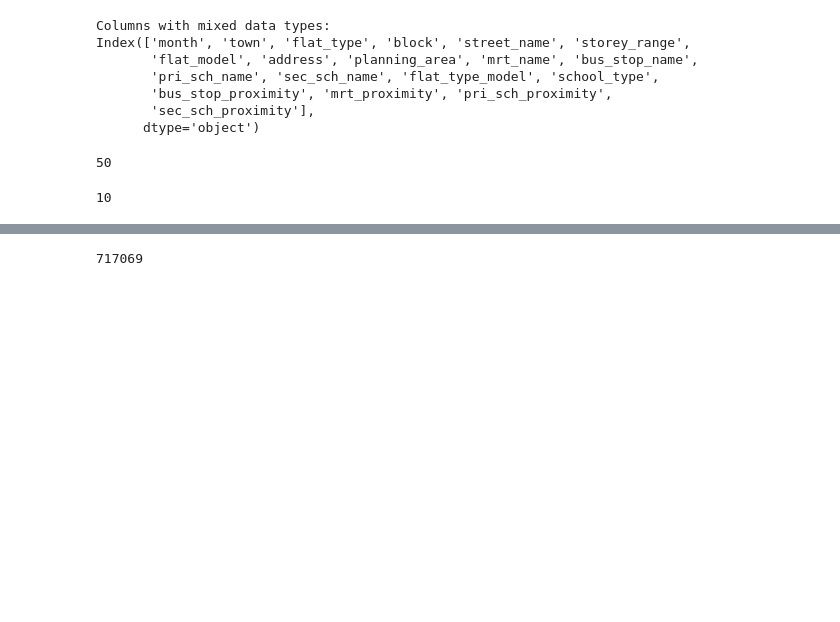
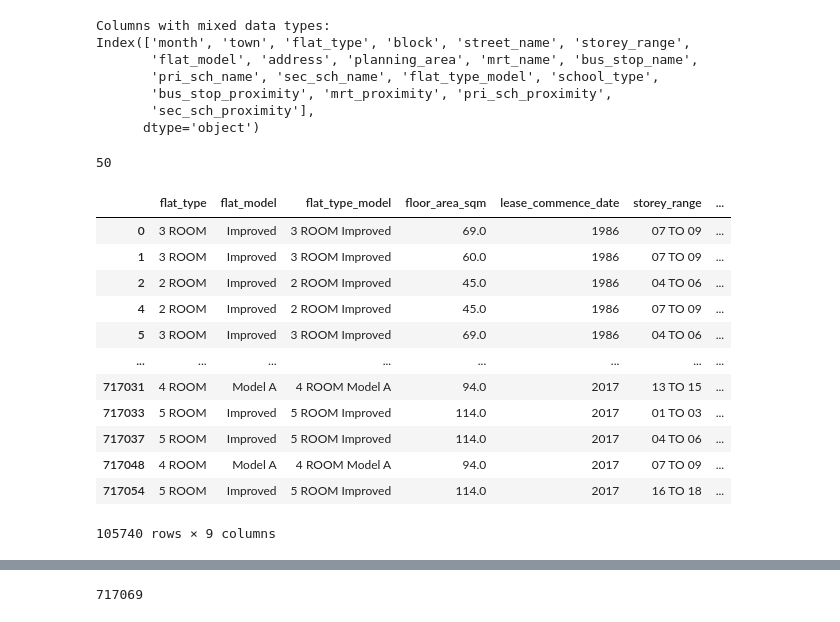
Before and after one commit to Yang990121/Data-Engine, a Jupyter notebook: connection.ipynb, the cells around one changed output, grey strips where cells are left out. Saved outputs shown, nothing was run; the diff lists cells and outputs as text; code cells hidden in the pictures; blank space fills up the shorter version.

Commit message:
data restructuring

```diff
--- a/connection.ipynb
+++ b/connection.ipynb
@@ -56,21 +56,48 @@ Index(['month', 'town', 'flat_type', 'block', 'street_name', 'storey_range',
 len(df.columns)
 # %% [output]
 50
-# %%
-len(property.columns)
-# %% [output]
-10
 # %%
-property_id = ['index', 'postal', 'flat_type', 'flat_model', 'flat_type_model',
+property_id = ['flat_type', 'flat_model', 'flat_type_model',
                   'floor_area_sqm', 'lease_commence_date', 'storey_range',
                   'avg_storey_range', 'total_dwelling_units']
-address_id = ['postal', 'address', 'town', 'block', 'street_name',
+address_id = ['postal','address', 'town', 'block', 'street_name',
                           'planning_area', 'latitude', 'longitude']
-surroundings_id = ['postal', 'commercial', 'market_hawker', 'multistorey_carpark', 'precinct_pavilion',
-                               'total_dwelling_units', 'mall_nearest_distance', 'hawker_nearest_distance',
-                               'hawker_food_stalls', 'hawker_market_stalls', 'mrt_nearest_distance', 'mrt_name',
-                               'bus_interchange', 'mrt_interchange', 'bus_stop_nearest_distance', 'bus_stop_name',
+surroundings_id = ['commercial', 'market_hawker', 'multistorey_carpark', 'precinct_pavilion',
+                 'mall_nearest_distance', 'hawker_nearest_distance',
+                               'hawker_food_stalls', 'hawker_market_stalls', 'mrt_nearest_distance', 'mrt_name', 'bus_interchange', 'mrt_interchange', 'bus_stop_nearest_distance', 'bus_stop_name',
                                'pri_sch_nearest_distance', 'pri_sch_name', 'vacancy', 'pri_sch_affiliation',
                                'sec_sch_nearest_dist', 'sec_sch_name', 'cutoff_point', 'affiliation', 'school_type',
                                'bus_stop_proximity', 'mrt_proximity', 'pri_sch_proximity', 'sec_sch_proximity']
-transation_id = ['index','postal', 'month', 'resale_price', 'year', 'quarter', 'inflation', 'normalized_resale_price']
+transaction_id = ['month', 'year', 'quarter', 'inflation', 'normalized_resale_price']
+
+
+property_df = df[property_id].copy().drop_duplicates()
+property_df["property_id"] = [i for i in range(1 , len(property_df) + 1)]
+
+
+address_df = df[address_id].copy().drop_duplicates()
+address_df["address_id"] = [i for i in range(1 , len(address_df) + 1)]
+
+surroundings_df = df[surroundings_id].copy().drop_duplicates()
+surroundings_df["surroundings_id"] = [i for i in range(1 , len(surroundings_df) + 1)]
+
+transaction_df = df[transaction_id].copy().drop_duplicates()
+transaction_df["transaction_id"] = [i for i in range(1 , len(transaction_df) + 1)]
+
+resale_data = df.copy()
+# %%
+property_df
+# %% [output]
+|  | flat_type | flat_model | flat_type_model | floor_area_sqm | lease_commence_date | storey_range | ... |
+| 0 | 3 ROOM | Improved | 3 ROOM Improved | 69.0 | 1986 | 07 TO 09 | ... |
+| 1 | 3 ROOM | Improved | 3 ROOM Improved | 60.0 | 1986 | 07 TO 09 | ... |
+| 2 | 2 ROOM | Improved | 2 ROOM Improved | 45.0 | 1986 | 04 TO 06 | ... |
+| 4 | 2 ROOM | Improved | 2 ROOM Improved | 45.0 | 1986 | 07 TO 09 | ... |
+| 5 | 3 ROOM | Improved | 3 ROOM Improved | 69.0 | 1986 | 04 TO 06 | ... |
+| ... | ... | ... | ... | ... | ... | ... | ... |
+| 717031 | 4 ROOM | Model A | 4 ROOM Model A | 94.0 | 2017 | 13 TO 15 | ... |
+| 717033 | 5 ROOM | Improved | 5 ROOM Improved | 114.0 | 2017 | 01 TO 03 | ... |
+| 717037 | 5 ROOM | Improved | 5 ROOM Improved | 114.0 | 2017 | 04 TO 06 | ... |
+| 717048 | 4 ROOM | Model A | 4 ROOM Model A | 94.0 | 2017 | 07 TO 09 | ... |
+| 717054 | 5 ROOM | Improved | 5 ROOM Improved | 114.0 | 2017 | 16 TO 18 | ... |
+105740 rows × 9 columns
```
Also changed, not shown: parts of 4 cells of this notebook, 2 other files.
